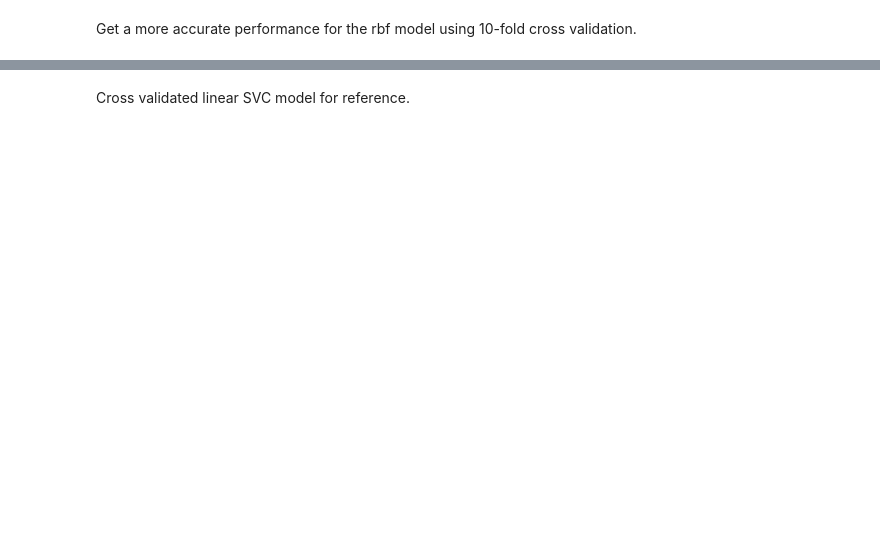
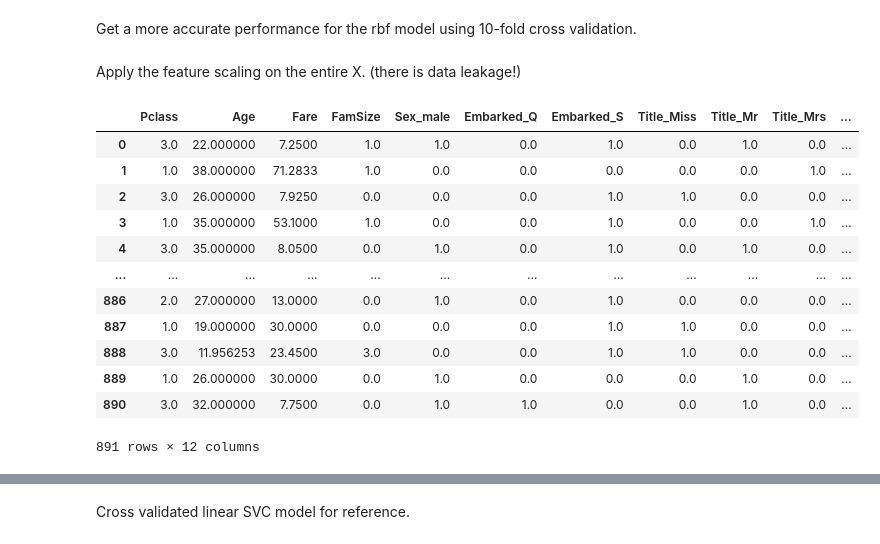
Before and after one commit to yannarosh/titanic-machine-learning-from-disaster, a Jupyter notebook: Titanic - SVM.ipynb, the cells around one changed output, grey strips where cells are left out. Saved outputs shown, nothing was run; the diff lists cells and outputs as text; code cells hidden in the pictures; blank space fills up the shorter version.

```diff
--- a/Titanic - SVM.ipynb
+++ b/Titanic - SVM.ipynb
@@ -466,0 +478,18 @@ X_sc = sc.fit_transform(X)
+# %% [markdown]
+Apply the feature scaling on the entire X. (there is data leakage!)
+# %%
+X
+# %% [output]
+|  | Pclass | Age | Fare | FamSize | Sex_male | Embarked_Q | Embarked_S | Title_Miss | Title_Mr | Title_Mrs | ... |
+| 0 | 3.0 | 22.000000 | 7.2500 | 1.0 | 1.0 | 0.0 | 1.0 | 0.0 | 1.0 | 0.0 | ... |
+| 1 | 1.0 | 38.000000 | 71.2833 | 1.0 | 0.0 | 0.0 | 0.0 | 0.0 | 0.0 | 1.0 | ... |
+| 2 | 3.0 | 26.000000 | 7.9250 | 0.0 | 0.0 | 0.0 | 1.0 | 1.0 | 0.0 | 0.0 | ... |
+| 3 | 1.0 | 35.000000 | 53.1000 | 1.0 | 0.0 | 0.0 | 1.0 | 0.0 | 0.0 | 1.0 | ... |
+| 4 | 3.0 | 35.000000 | 8.0500 | 0.0 | 1.0 | 0.0 | 1.0 | 0.0 | 1.0 | 0.0 | ... |
+| ... | ... | ... | ... | ... | ... | ... | ... | ... | ... | ... | ... |
+| 886 | 2.0 | 27.000000 | 13.0000 | 0.0 | 1.0 | 0.0 | 1.0 | 0.0 | 0.0 | 0.0 | ... |
+| 887 | 1.0 | 19.000000 | 30.0000 | 0.0 | 0.0 | 0.0 | 1.0 | 1.0 | 0.0 | 0.0 | ... |
+| 888 | 3.0 | 11.956253 | 23.4500 | 3.0 | 0.0 | 0.0 | 1.0 | 1.0 | 0.0 | 0.0 | ... |
+| 889 | 1.0 | 26.000000 | 30.0000 | 0.0 | 1.0 | 0.0 | 0.0 | 0.0 | 1.0 | 0.0 | ... |
+| 890 | 3.0 | 32.000000 | 7.7500 | 0.0 | 1.0 | 1.0 | 0.0 | 0.0 | 1.0 | 0.0 | ... |
+891 rows × 12 columns
```
Also changed, not shown: parts of 32 cells of this notebook, 4 other files.
